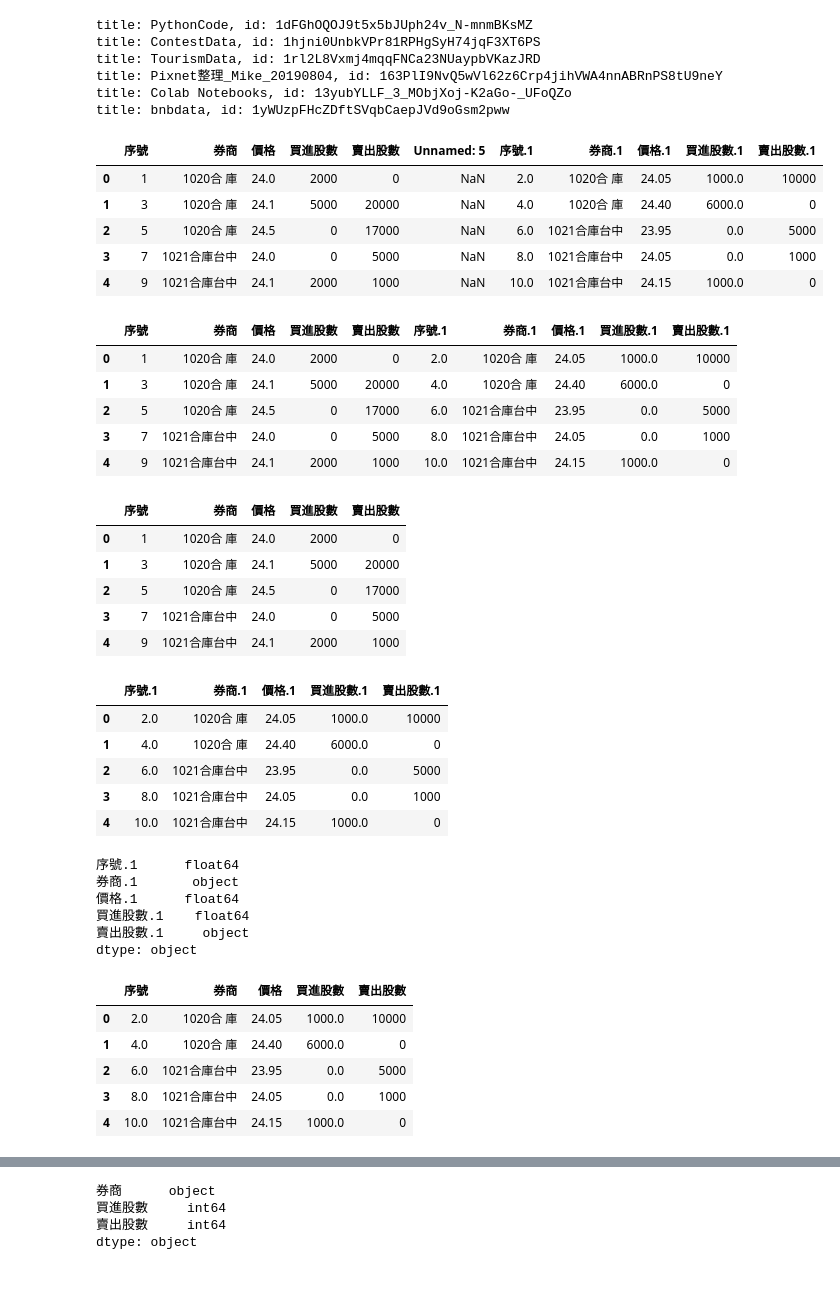
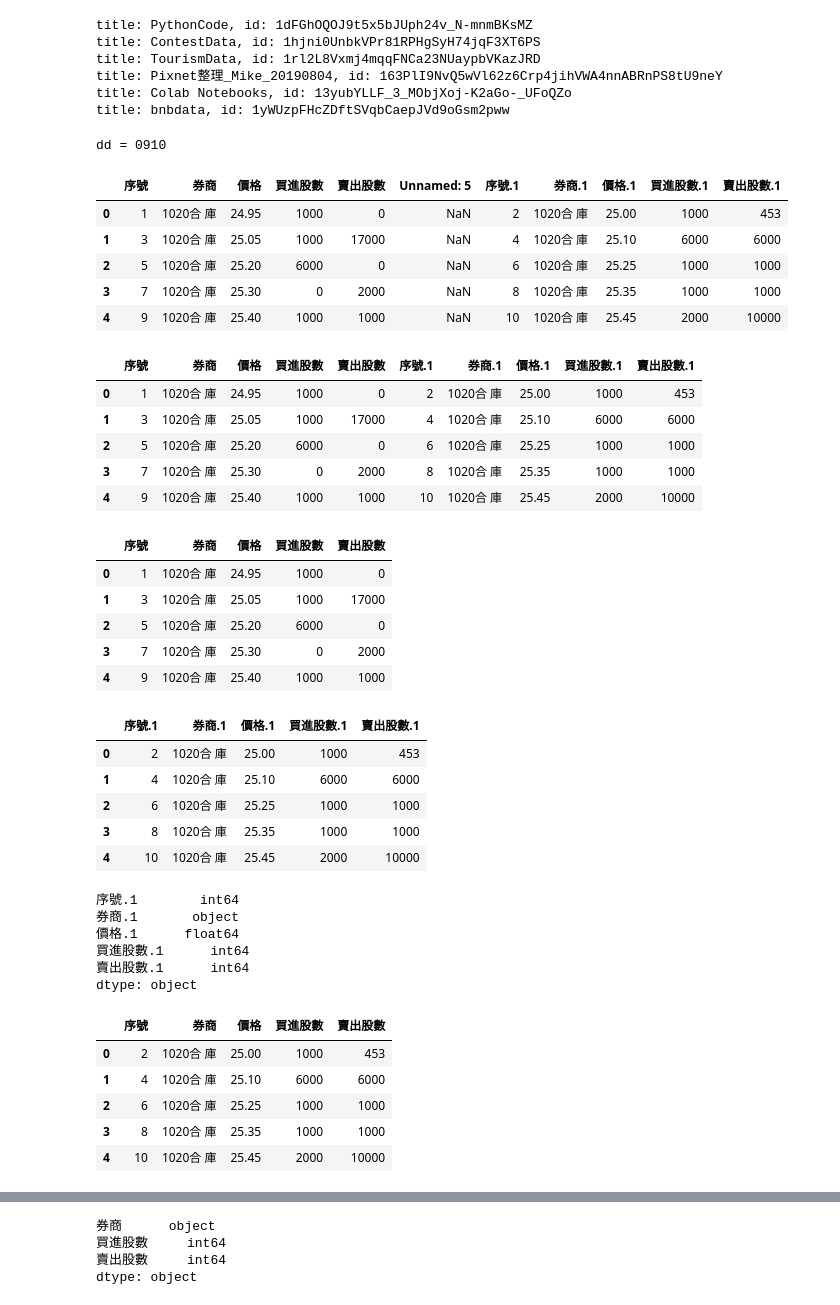
Before and after one commit to cwcheng0/practicepython, a Jupyter notebook: TaiwanStockCount.ipynb, the cells around one changed output, grey strips where cells are left out. Cells and saved outputs as stored; diff of their text form; code cells hidden in the pictures.

```diff
--- a/TaiwanStockCount.ipynb
+++ b/TaiwanStockCount.ipynb
@@ -51,32 +47,41 @@ title: TourismData, id: 1rl2L8Vxmj4mqqFNCa23NUaypbVKazJRD
 title: Pixnet整理_Mike_20190804, id: 163PlI9NvQ5wVl62z6Crp4jihVWA4nnABRnPS8tU9neY
 title: Colab Notebooks, id: 13yubYLLF_3_MObjXoj-K2aGo-_UFoQZo
 title: bnbdata, id: 1yWUzpFHcZDftSVqbCaepJVd9oGsm2pww
+# %%
+# Get today's date
+from datetime import date
+today = date.today()
+
+dd = today.strftime("%m%d")
+print("dd =", dd)
+# %% [output]
+dd = 0910
 # %%
 # Check first 5 rows in a file
 # from tabula import
-df = pd.read_csv('/content/gdrive/My Drive/ContestData/FinanceData/2353_20200908.csv',encoding='big5hkscs',skiprows=2)
+df = pd.read_csv('/content/gdrive/My Drive/ContestData/FinanceData/2353_2020'+ dd + '.csv',encoding='big5hkscs',skiprows=2)
 
 # Notice datatypes changed in some columns.
 # Check first few rows.
 df.head()
 # %% [output]
 |  | 序號 | 券商 | 價格 | 買進股數 | 賣出股數 | Unnamed: 5 | 序號.1 | 券商.1 | 價格.1 | 買進股數.1 | 賣出股數.1 |
-| 0 | 1 | 1020合 庫 | 24.0 | 2000 | 0 | NaN | 2.0 | 1020合 庫 | 24.05 | 1000.0 | 10000 |
-| 1 | 3 | 1020合 庫 | 24.1 | 5000 | 20000 | NaN | 4.0 | 1020合 庫 | 24.40 | 6000.0 | 0 |
-| 2 | 5 | 1020合 庫 | 24.5 | 0 | 17000 | NaN | 6.0 | 1021合庫台中 | 23.95 | 0.0 | 5000 |
-| 3 | 7 | 1021合庫台中 | 24.0 | 0 | 5000 | NaN | 8.0 | 1021合庫台中 | 24.05 | 0.0 | 1000 |
-| 4 | 9 | 1021合庫台中 | 24.1 | 2000 | 1000 | NaN | 10.0 | 1021合庫台中 | 24.15 | 1000.0 | 0 |
+| 0 | 1 | 1020合 庫 | 24.95 | 1000 | 0 | NaN | 2 | 1020合 庫 | 25.00 | 1000 | 453 |
+| 1 | 3 | 1020合 庫 | 25.05 | 1000 | 17000 | NaN | 4 | 1020合 庫 | 25.10 | 6000 | 6000 |
+| 2 | 5 | 1020合 庫 | 25.20 | 6000 | 0 | NaN | 6 | 1020合 庫 | 25.25 | 1000 | 1000 |
+| 3 | 7 | 1020合 庫 | 25.30 | 0 | 2000 | NaN | 8 | 1020合 庫 | 25.35 | 1000 | 1000 |
+| 4 | 9 | 1020合 庫 | 25.40 | 1000 | 1000 | NaN | 10 | 1020合 庫 | 25.45 | 2000 | 10000 |
 # %%
 # Drop some columns.
 df = df.drop(df.columns[[5]], axis=1)
 df.head()
 # %% [output]
 |  | 序號 | 券商 | 價格 | 買進股數 | 賣出股數 | 序號.1 | 券商.1 | 價格.1 | 買進股數.1 | 賣出股數.1 |
-| 0 | 1 | 1020合 庫 | 24.0 | 2000 | 0 | 2.0 | 1020合 庫 | 24.05 | 1000.0 | 10000 |
-| 1 | 3 | 1020合 庫 | 24.1 | 5000 | 20000 | 4.0 | 1020合 庫 | 24.40 | 6000.0 | 0 |
-| 2 | 5 | 1020合 庫 | 24.5 | 0 | 17000 | 6.0 | 1021合庫台中 | 23.95 | 0.0 | 5000 |
-| 3 | 7 | 1021合庫台中 | 24.0 | 0 | 5000 | 8.0 | 1021合庫台中 | 24.05 | 0.0 | 1000 |
-| 4 | 9 | 1021合庫台中 | 24.1 | 2000 | 1000 | 10.0 | 1021合庫台中 | 24.15 | 1000.0 | 0 |
+| 0 | 1 | 1020合 庫 | 24.95 | 1000 | 0 | 2 | 1020合 庫 | 25.00 | 1000 | 453 |
+| 1 | 3 | 1020合 庫 | 25.05 | 1000 | 17000 | 4 | 1020合 庫 | 25.10 | 6000 | 6000 |
+| 2 | 5 | 1020合 庫 | 25.20 | 6000 | 0 | 6 | 1020合 庫 | 25.25 | 1000 | 1000 |
+| 3 | 7 | 1020合 庫 | 25.30 | 0 | 2000 | 8 | 1020合 庫 | 25.35 | 1000 | 1000 |
+| 4 | 9 | 1020合 庫 | 25.40 | 1000 | 1000 | 10 | 1020合 庫 | 25.45 | 2000 | 10000 |
 # %%
 # Split fields into 2 files.
 # Copy files
@@ -86,31 +91,31 @@ df1 = df1.drop(df.columns[[5,6,7,8,9]], axis=1)
 df1.head()
 # %% [output]
 |  | 序號 | 券商 | 價格 | 買進股數 | 賣出股數 |
-| 0 | 1 | 1020合 庫 | 24.0 | 2000 | 0 |
-| 1 | 3 | 1020合 庫 | 24.1 | 5000 | 20000 |
-| 2 | 5 | 1020合 庫 | 24.5 | 0 | 17000 |
-| 3 | 7 | 1021合庫台中 | 24.0 | 0 | 5000 |
-| 4 | 9 | 1021合庫台中 | 24.1 | 2000 | 1000 |
+| 0 | 1 | 1020合 庫 | 24.95 | 1000 | 0 |
+| 1 | 3 | 1020合 庫 | 25.05 | 1000 | 17000 |
+| 2 | 5 | 1020合 庫 | 25.20 | 6000 | 0 |
+| 3 | 7 | 1020合 庫 | 25.30 | 0 | 2000 |
+| 4 | 9 | 1020合 庫 | 25.40 | 1000 | 1000 |
 # %%
 # Do it again
 df2 = df2.drop(df2.columns[[0,1,2,3,4]], axis=1)
 df2.head()
 # %% [output]
 |  | 序號.1 | 券商.1 | 價格.1 | 買進股數.1 | 賣出股數.1 |
-| 0 | 2.0 | 1020合 庫 | 24.05 | 1000.0 | 10000 |
-| 1 | 4.0 | 1020合 庫 | 24.40 | 6000.0 | 0 |
-| 2 | 6.0 | 1021合庫台中 | 23.95 | 0.0 | 5000 |
-| 3 | 8.0 | 1021合庫台中 | 24.05 | 0.0 | 1000 |
-| 4 | 10.0 | 1021合庫台中 | 24.15 | 1000.0 | 0 |
+| 0 | 2 | 1020合 庫 | 25.00 | 1000 | 453 |
+| 1 | 4 | 1020合 庫 | 25.10 | 6000 | 6000 |
+| 2 | 6 | 1020合 庫 | 25.25 | 1000 | 1000 |
+| 3 | 8 | 1020合 庫 | 25.35 | 1000 | 1000 |
+| 4 | 10 | 1020合 庫 | 25.45 | 2000 | 10000 |
 # %%
 # check datatypes
 df2.dtypes
 # %% [output]
-序號.1      float64
+序號.1        int64
 券商.1       object
 價格.1      float64
-買進股數.1    float64
-賣出股數.1     object
+買進股數.1      int64
+賣出股數.1      int64
 dtype: object
 # %%
 # Change column names
@@ -118,11 +123,11 @@ df2.columns = ['序號', '券商', '價格', '買進股數', '賣出股數']
 df2.head()
 # %% [output]
 |  | 序號 | 券商 | 價格 | 買進股數 | 賣出股數 |
-| 0 | 2.0 | 1020合 庫 | 24.05 | 1000.0 | 10000 |
-| 1 | 4.0 | 1020合 庫 | 24.40 | 6000.0 | 0 |
-| 2 | 6.0 | 1021合庫台中 | 23.95 | 0.0 | 5000 |
-| 3 | 8.0 | 1021合庫台中 | 24.05 | 0.0 | 1000 |
-| 4 | 10.0 | 1021合庫台中 | 24.15 | 1000.0 | 0 |
+| 0 | 2 | 1020合 庫 | 25.00 | 1000 | 453 |
+| 1 | 4 | 1020合 庫 | 25.10 | 6000 | 6000 |
+| 2 | 6 | 1020合 庫 | 25.25 | 1000 | 1000 |
+| 3 | 8 | 1020合 庫 | 25.35 | 1000 | 1000 |
+| 4 | 10 | 1020合 庫 | 25.45 | 2000 | 10000 |
 # %%
 # Check last row data
 df2.tail()
```
Also changed, not shown: parts of 19 cells of this notebook.
